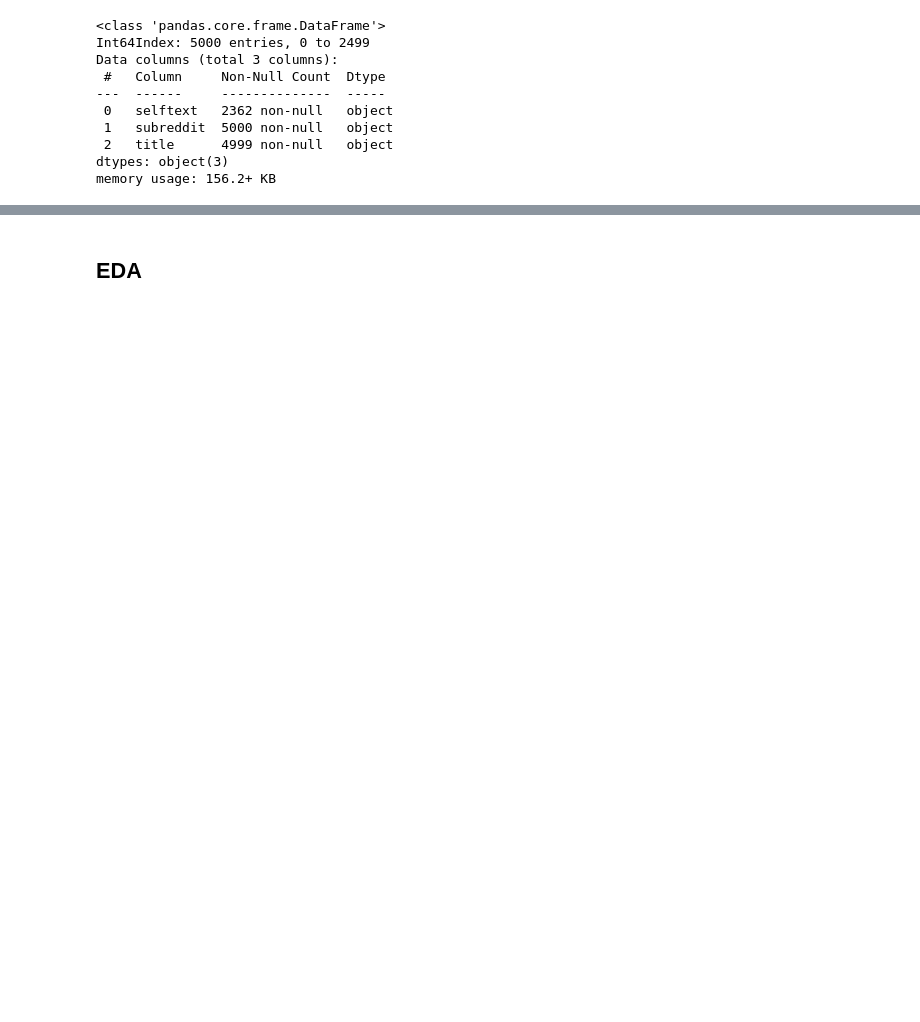
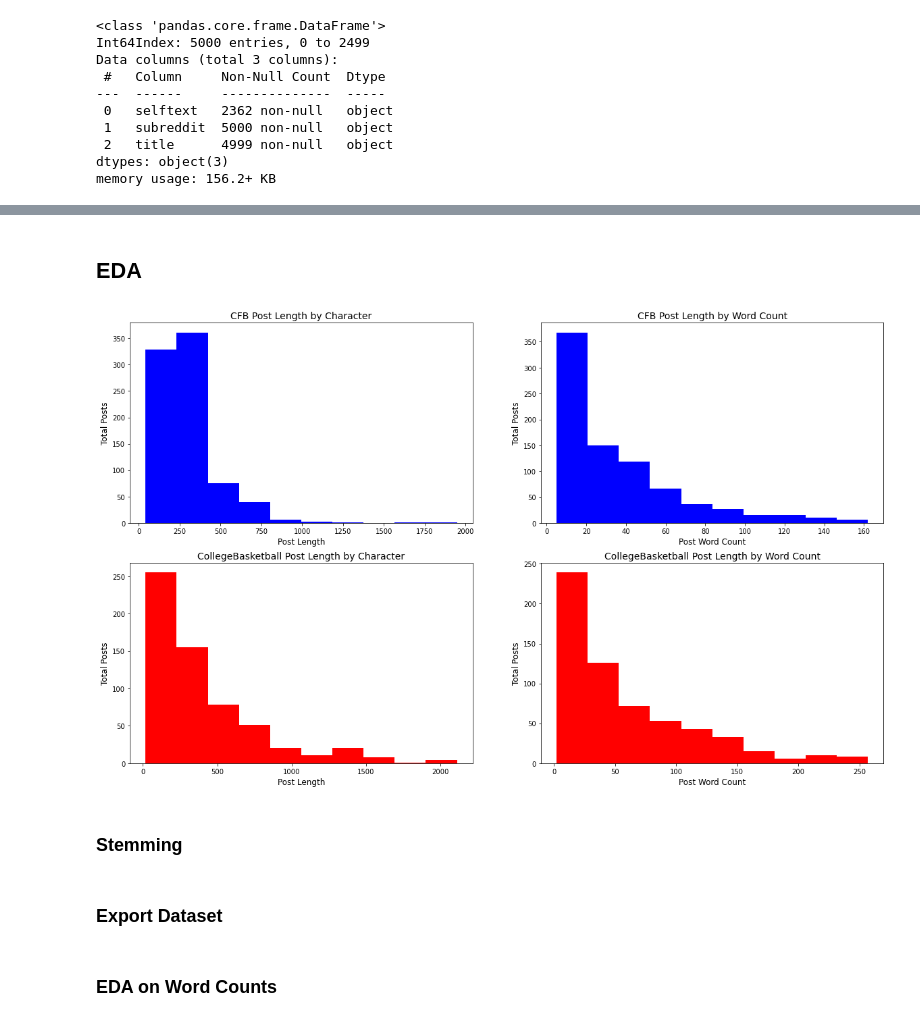
Before and after one commit to anthonyzurke/project-3, a Jupyter notebook: code/Cleaning and EDA.ipynb, the cells around one changed output, grey strips where cells are left out. Saved outputs shown, nothing was run; the diff lists cells and outputs as text; code cells hidden in the pictures; blank space fills up the shorter version.

```diff
--- a/code/Cleaning and EDA.ipynb
+++ b/code/Cleaning and EDA.ipynb
@@ -101,2 +154,30 @@ df['post'] = [t.replace('...', ' ').replace('\t', ' ').lower().strip()
+# %% [markdown]
+## EDA
+# %%
+fig, ax = plt.subplots(2, 2, figsize = (20, 12))
+
+ax[0][0].hist(df['post_length'][df['subreddit'] == 1], color = 'blue')
+ax[0][0].set_xlabel('Post Length', fontsize = 12)
+ax[0][0].set_ylabel('Total Posts', fontsize = 12)
+ax[0][0].set_title('CFB Post Length by Character', fontsize = 14)
+
+ax[0][1].hist(df['post_word_count'][df['subreddit'] == 1], color = 'blue')
+ax[0][1].set_xlabel('Post Word Count', fontsize = 12)
+ax[0][1].set_ylabel('Total Posts', fontsize = 12)
+ax[0][1].set_title('CFB Post Length by Word Count', fontsize = 14)
+
+ax[1][0].hist(df['post_length'][df['subreddit'] == 0], color = 'red')
+ax[1][0].set_xlabel('Post Length', fontsize = 12)
+ax[1][0].set_ylabel('Total Posts', fontsize = 12)
+ax[1][0].set_title('CollegeBasketball Post Length by Character', fontsize = 14)
+
+ax[1][1].hist(df['post_word_count'][df['subreddit'] == 0], color = 'red')
+ax[1][1].set_xlabel('Post Word Count', fontsize = 12)
+ax[1][1].set_ylabel('Total Posts', fontsize = 12)
+ax[1][1].set_title('CollegeBasketball Post Length by Word Count', fontsize = 14);
+# %% [output]
+[figure, added]
+# %% [markdown]
+### Stemming
 # %%
 stemmer = PorterStemmer()
@@ -107,4 +185,6 @@ df['stemmed_post'] = [lemmatizer.lemmatize(w) for w in df['post']]
+# %% [markdown]
+### Export Dataset
 # %%
 df.to_csv('../datasets/cfb_cbball', index = False)
-# %% [markdown]
-## EDA
+# %% [markdown]
+### EDA on Word Counts
```
Also changed, not shown: parts of 26 cells of this notebook, 4 other files.
